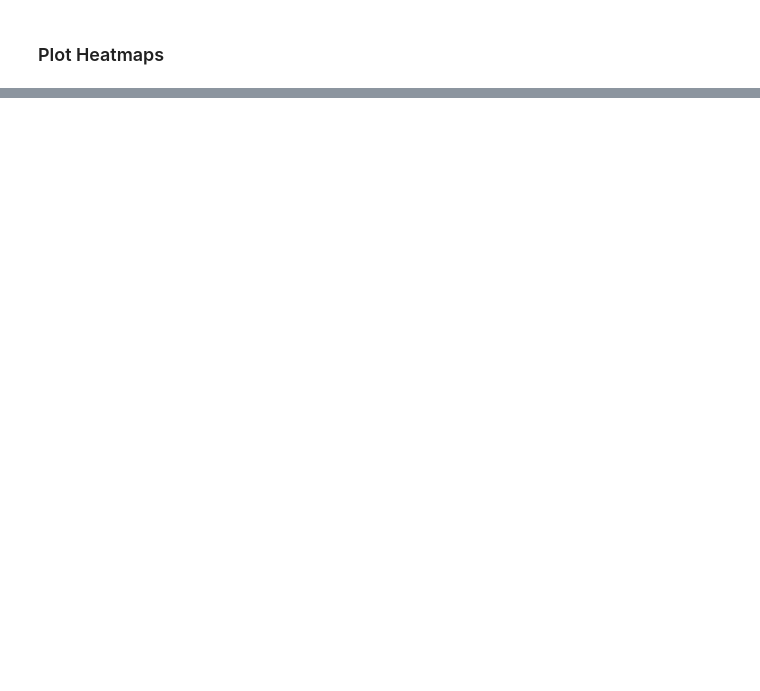
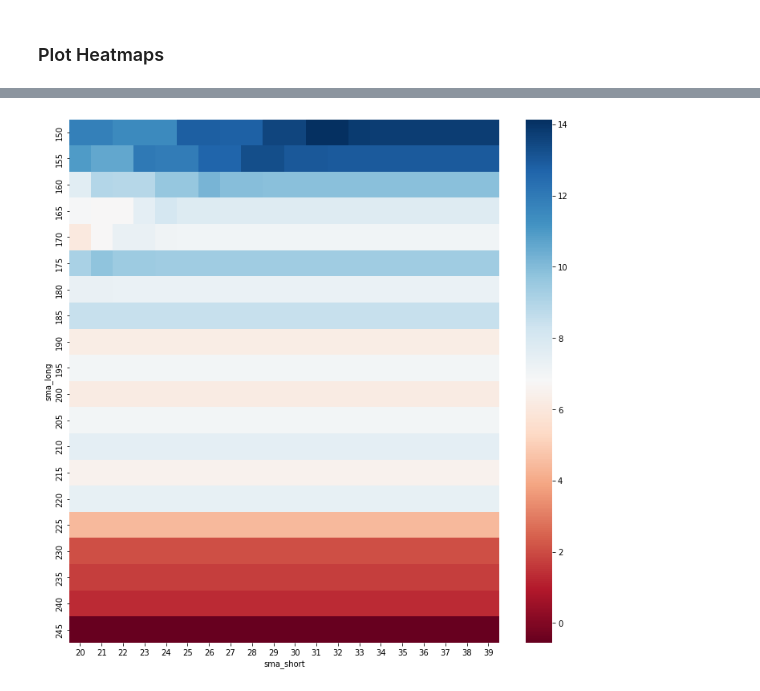
Before and after one commit to kartskri/FinancialTrading, a Jupyter notebook: project/Homework3.ipynb, the cells around one changed output, grey strips where cells are left out. Saved outputs shown, nothing was run; the diff lists cells and outputs as text; code cells hidden in the pictures; blank space fills up the shorter version.

```diff
--- a/project/Homework3.ipynb
+++ b/project/Homework3.ipynb
@@ -197,0 +197,3 @@ plot_heatmap(df, ['sma_short', 'sma_long'], ['sharpe'], 'Moving Averages Vs Shar
+# %%
+pivotted= df.pivot('sma_long','sma_short','cagr')
+pivotted
@@ -197,0 +219,6 @@ plot_heatmap(df, ['sma_short', 'sma_long'], ['sharpe'], 'Moving Averages Vs Shar
+# %%
+plt.figure(figsize=(12,12))
+sns.heatmap(pivotted,cmap='RdBu')
+plt.show()
+# %% [output]
+[figure, added]
```
Also changed, not shown: parts of 9 cells of this notebook.
